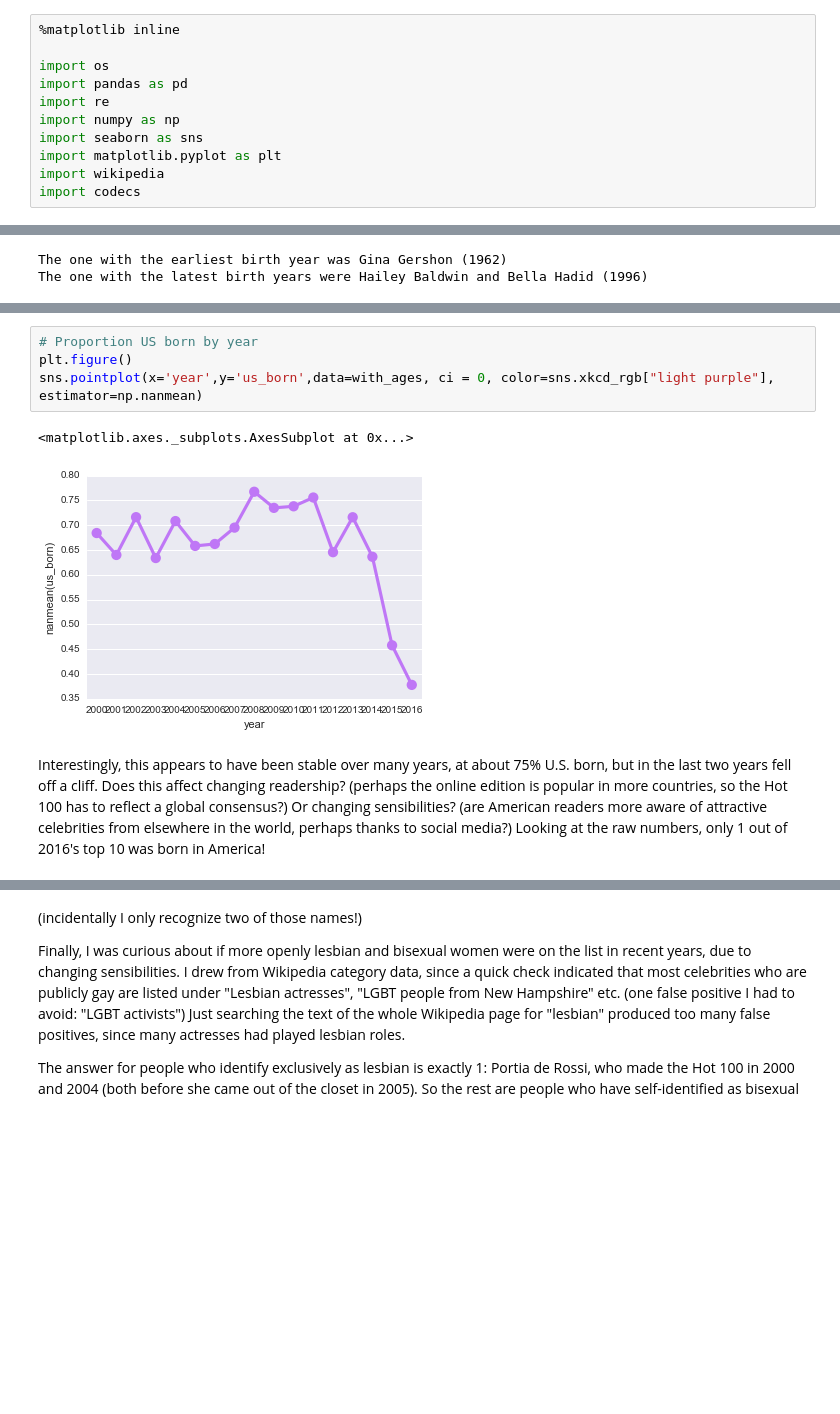
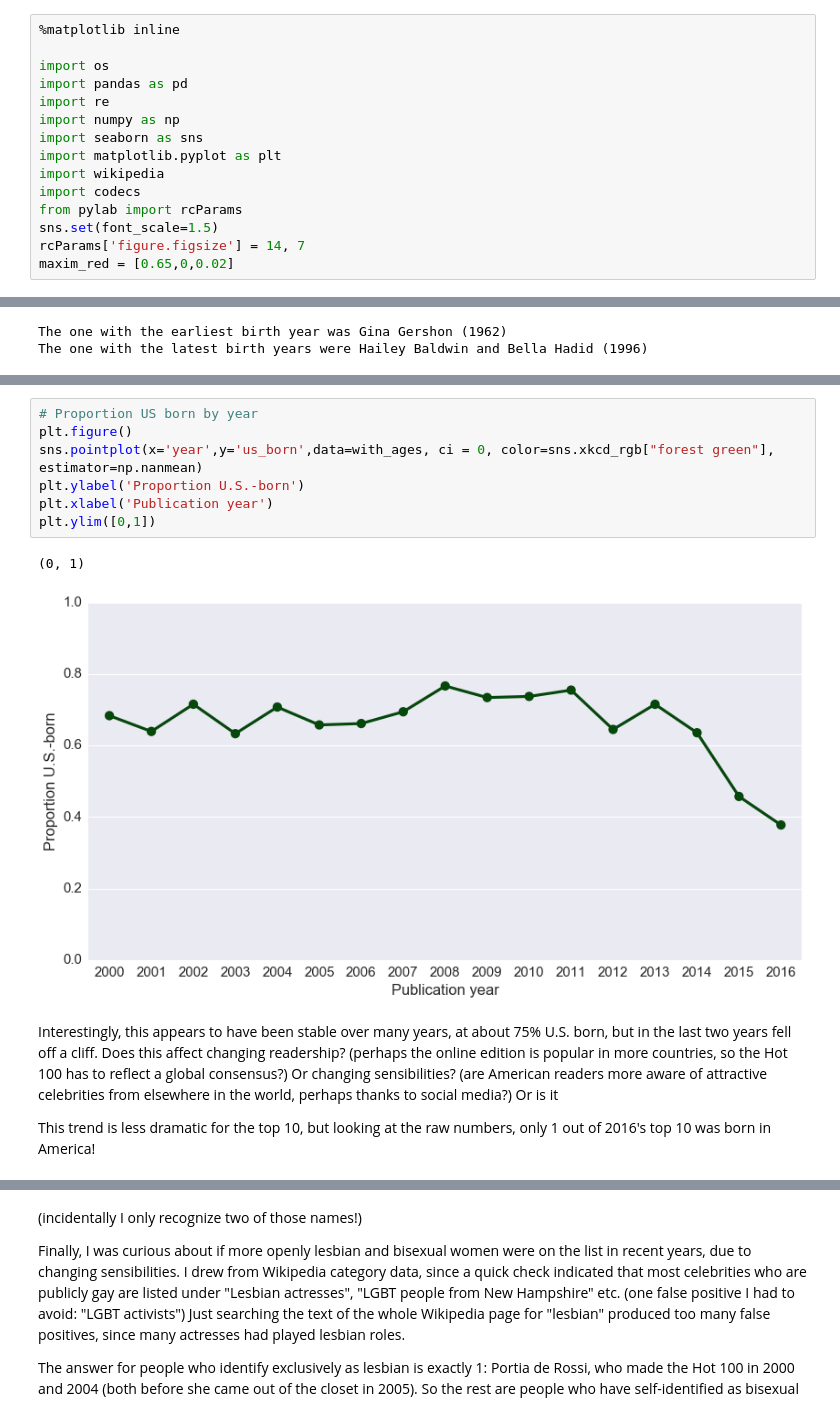
Before and after one commit to drsaunders/MaximHot100, a Jupyter notebook: hot100.ipynb, the cells around one changed output, grey strips where cells are left out. Cells and saved outputs as stored; diff of their text form; blank space fills up the shorter version.

```diff
--- a/hot100.ipynb
+++ b/hot100.ipynb
@@ -9,6 +9,10 @@ import seaborn as sns
 import matplotlib.pyplot as plt
 import wikipedia
 import codecs
+from pylab import rcParams
+sns.set(font_scale=1.5)
+rcParams['figure.figsize'] = 14, 7
+maxim_red = [0.65,0,0.02]
 # %% [markdown]
 # Analysis of Maxim Magazine's Hot 100
 ## *or: The "Last Fuckable Day" According to 16-Year-Old Bros, 2000-2016*
@@ -296,11 +327,16 @@ How else has the makeup of the Hot 100 changed over the years? I looked at natio
 # %%
 # Proportion US born by year
 plt.figure()
-sns.pointplot(x='year',y='us_born',data=with_ages, ci = 0, color=sns.xkcd_rgb["light purple"], estimator=np.nanmean)
+sns.pointplot(x='year',y='us_born',data=with_ages, ci = 0, color=sns.xkcd_rgb["forest green"], estimator=np.nanmean)
+plt.ylabel('Proportion U.S.-born')
+plt.xlabel('Publication year')
+plt.ylim([0,1])
 # %% [output]
-<matplotlib.axes._subplots.AxesSubplot at 0x...>
+(0, 1)
-[figure, old version]
+[figure, new version]
 # %% [markdown]
-Interestingly, this appears to have been stable over many years, at about 75% U.S. born, but in the last two years fell off a cliff. Does this affect changing readership? (perhaps the online edition is popular in more countries, so the Hot 100 has to reflect a global consensus?) Or changing sensibilities? (are American readers more aware of attractive celebrities from elsewhere in the world, perhaps thanks to social media?) Looking at the raw numbers, only 1 out of 2016's top 10 was born in America!
+Interestingly, this appears to have been stable over many years, at about 75% U.S. born, but in the last two years fell off a cliff. Does this affect changing readership? (perhaps the online edition is popular in more countries, so the Hot 100 has to reflect a global consensus?) Or changing sensibilities? (are American readers more aware of attractive celebrities from elsewhere in the world, perhaps thanks to social media?) Or is it
+
+This trend is less dramatic for the top 10, but looking at the raw numbers, only 1 out of 2016's top 10 was born in America!
 # %%
 #%%
```
Also changed, not shown: parts of 28 cells of this notebook, 1 other file.
